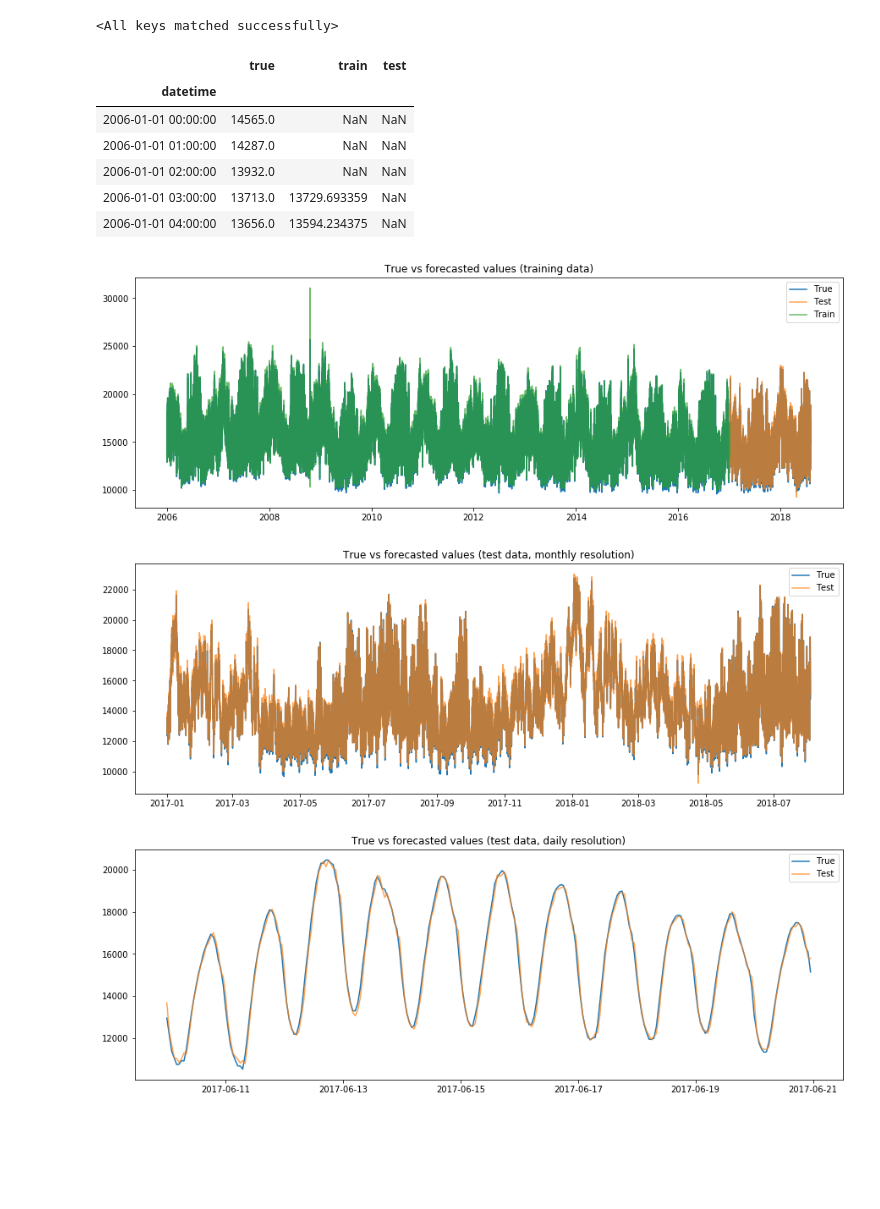
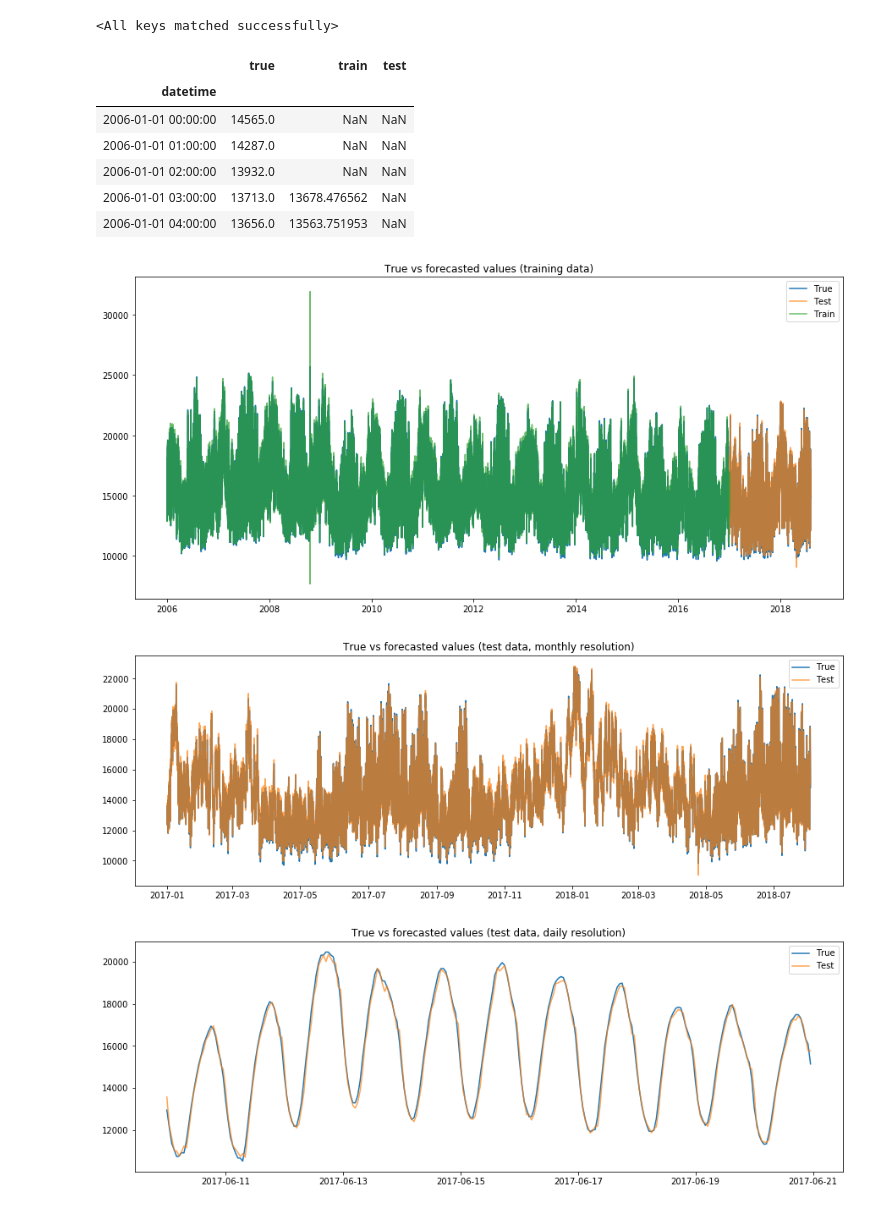
Before and after one commit to damiclem/PJM, a Jupyter notebook: univariate.ipynb, the cells around one changed output. Drawn from its saved outputs; the diff is of its cells as text; code cells hidden in the pictures; blank space fills up the shorter version.

Commit message:
Updated after G Colab training session

```diff
--- a/univariate.ipynb
+++ b/univariate.ipynb
@@ -162,8 +179,8 @@ with torch.no_grad():
     test_pred, _ = ecnet3(x_test[:, :-1, :])
 
 # Cast retrieved forecast as lists
-train_pred = train_pred[:, -1, 0].squeeze().tolist()
-test_pred = test_pred[:, -1, 0].squeeze().tolist()
+train_pred = train_pred[:, -1, 0].squeeze().numpy()
+test_pred = test_pred[:, -1, 0].squeeze().numpy()
 # %%
 # Rescale output
 train_pred = train_pred * (train.max[0] - train.min[0]) + train.min[0]
@@ -189,19 +206,20 @@ forecast.head()
 | 2006-01-01 00:00:00 | 14565.0 | NaN | NaN |
 | 2006-01-01 01:00:00 | 14287.0 | NaN | NaN |
 | 2006-01-01 02:00:00 | 13932.0 | NaN | NaN |
-| 2006-01-01 03:00:00 | 13713.0 | 13729.693359 | NaN |
-| 2006-01-01 04:00:00 | 13656.0 | 13594.234375 | NaN |
+| 2006-01-01 03:00:00 | 13713.0 | 13678.476562 | NaN |
+| 2006-01-01 04:00:00 | 13656.0 | 13563.751953 | NaN |
 # %%
 # Plot forecast using training data
-fig, ax = plt.subplots(figsize=(15, 5))
+fig, ax = plt.subplots(figsize=(15, 7))
 _ = ax.set_title('True vs forecasted values (training data)')
 _ = ax.plot(forecast.true, '-')
 _ = ax.plot(forecast.test, '-', alpha=.7)
 _ = ax.plot(forecast.train, '-', alpha=.7)
 _ = ax.legend(['True', 'Test', 'Train'], loc='upper right')
+_ = plt.savefig('images/univariate_train_test.png')
 _ = plt.show()
 # %% [output]
-[figure, old version]
+[figure, new version]
 # %%
 # Zoom in: get only a year aroung 2017-2018
 fig, ax = plt.subplots(figsize=(15, 5))
@@ -211,7 +229,7 @@ _ = ax.plot(forecast['2017-01-01 00:00:00':].test, '-', alpha=.7)
 _ = ax.legend(['True', 'Test'], loc='upper right')
 _ = plt.show()
 # %% [output]
-[figure, old version]
+[figure, new version]
 # %%
 # Zoom in: get only a few days
 fig, ax = plt.subplots(figsize=(15, 5))
```
Also changed, not shown: parts of 8 cells of this notebook, 11 other files.
